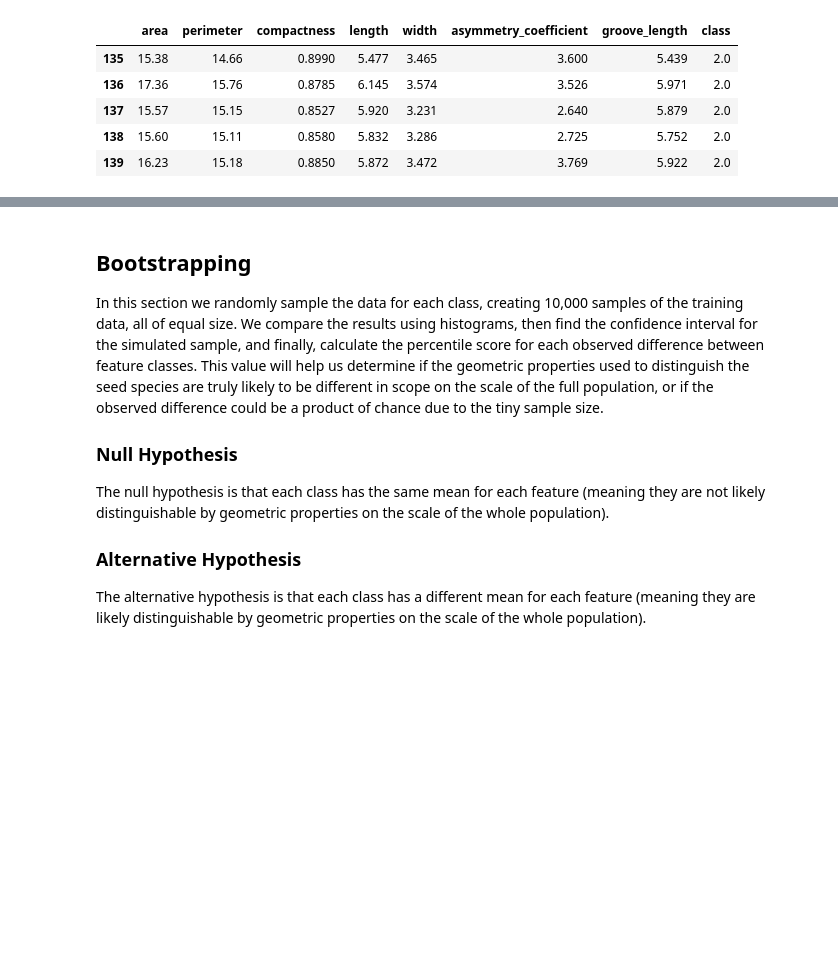
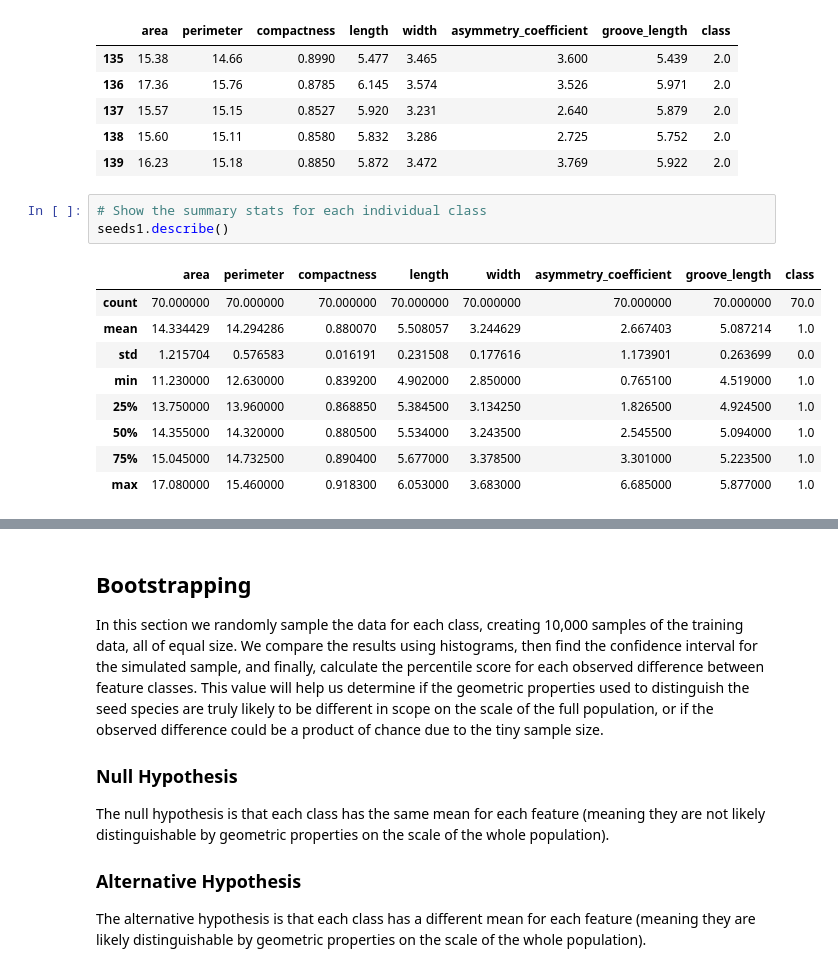
Before and after one commit to nanodoc2020/Springboard, a Jupyter notebook: Capstone-Project1/Data_Story/Statistical Analysis.ipynb, the cells around one changed output, grey strips where cells are left out. Saved outputs shown, nothing was run; the diff lists cells and outputs as text; blank space fills up the shorter version.

Commit message:
final_stats

```diff
--- a/Capstone-Project1/Data_Story/Statistical Analysis.ipynb
+++ b/Capstone-Project1/Data_Story/Statistical Analysis.ipynb
@@ -48,3 +48,16 @@ seeds2.tail()
 | 137 | 15.57 | 15.15 | 0.8527 | 5.920 | 3.231 | 2.640 | 5.879 | 2.0 |
 | 138 | 15.60 | 15.11 | 0.8580 | 5.832 | 3.286 | 2.725 | 5.752 | 2.0 |
 | 139 | 16.23 | 15.18 | 0.8850 | 5.872 | 3.472 | 3.769 | 5.922 | 2.0 |
+# %%
+# Show the summary stats for each individual class
+seeds1.describe()
+# %% [output]
+|  | area | perimeter | compactness | length | width | asymmetry_coefficient | groove_length | class |
+| count | 70.000000 | 70.000000 | 70.000000 | 70.000000 | 70.000000 | 70.000000 | 70.000000 | 70.0 |
+| mean | 14.334429 | 14.294286 | 0.880070 | 5.508057 | 3.244629 | 2.667403 | 5.087214 | 1.0 |
+| std | 1.215704 | 0.576583 | 0.016191 | 0.231508 | 0.177616 | 1.173901 | 0.263699 | 0.0 |
+| min | 11.230000 | 12.630000 | 0.839200 | 4.902000 | 2.850000 | 0.765100 | 4.519000 | 1.0 |
+| 25% | 13.750000 | 13.960000 | 0.868850 | 5.384500 | 3.134250 | 1.826500 | 4.924500 | 1.0 |
+| 50% | 14.355000 | 14.320000 | 0.880500 | 5.534000 | 3.243500 | 2.545500 | 5.094000 | 1.0 |
+| 75% | 15.045000 | 14.732500 | 0.890400 | 5.677000 | 3.378500 | 3.301000 | 5.223500 | 1.0 |
+| max | 17.080000 | 15.460000 | 0.918300 | 6.053000 | 3.683000 | 6.685000 | 5.877000 | 1.0 |
```
Also changed, not shown: parts of 2 cells of this notebook.
